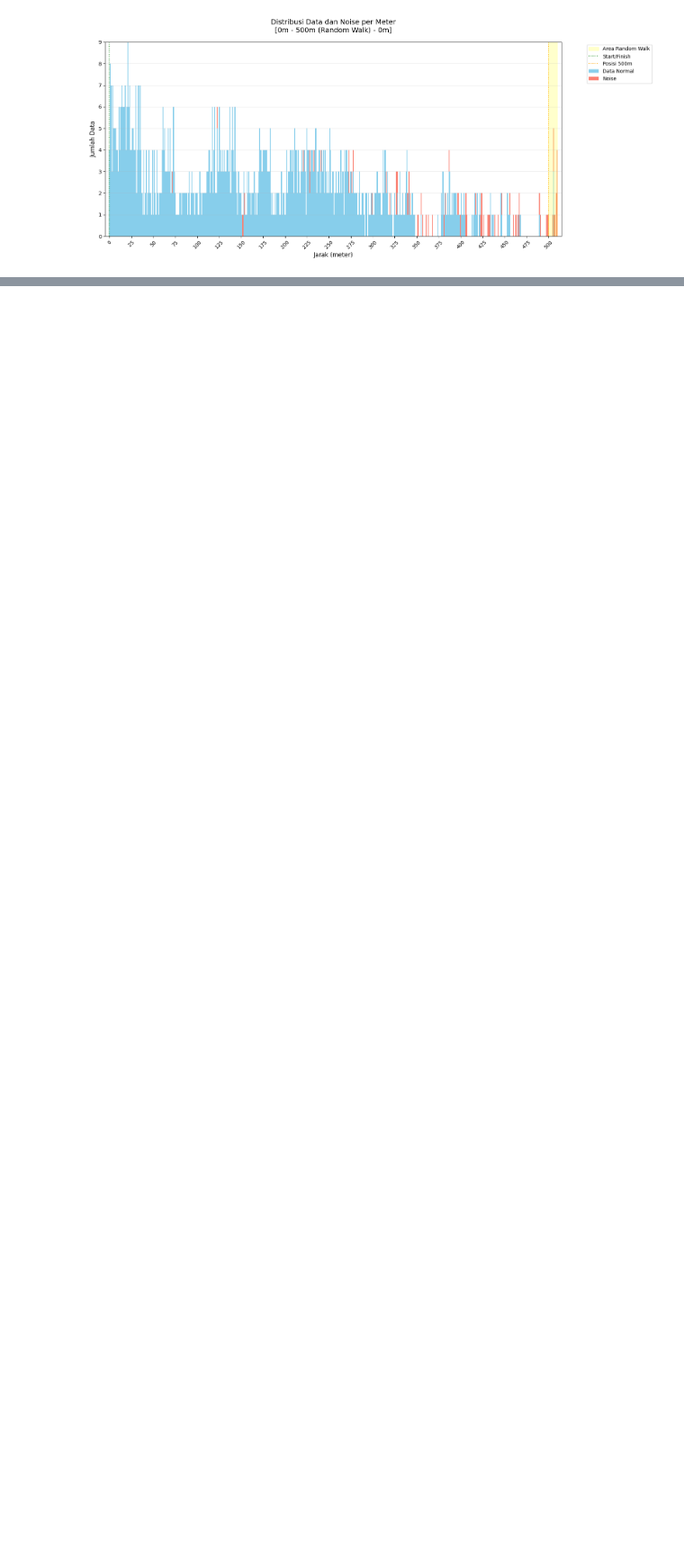
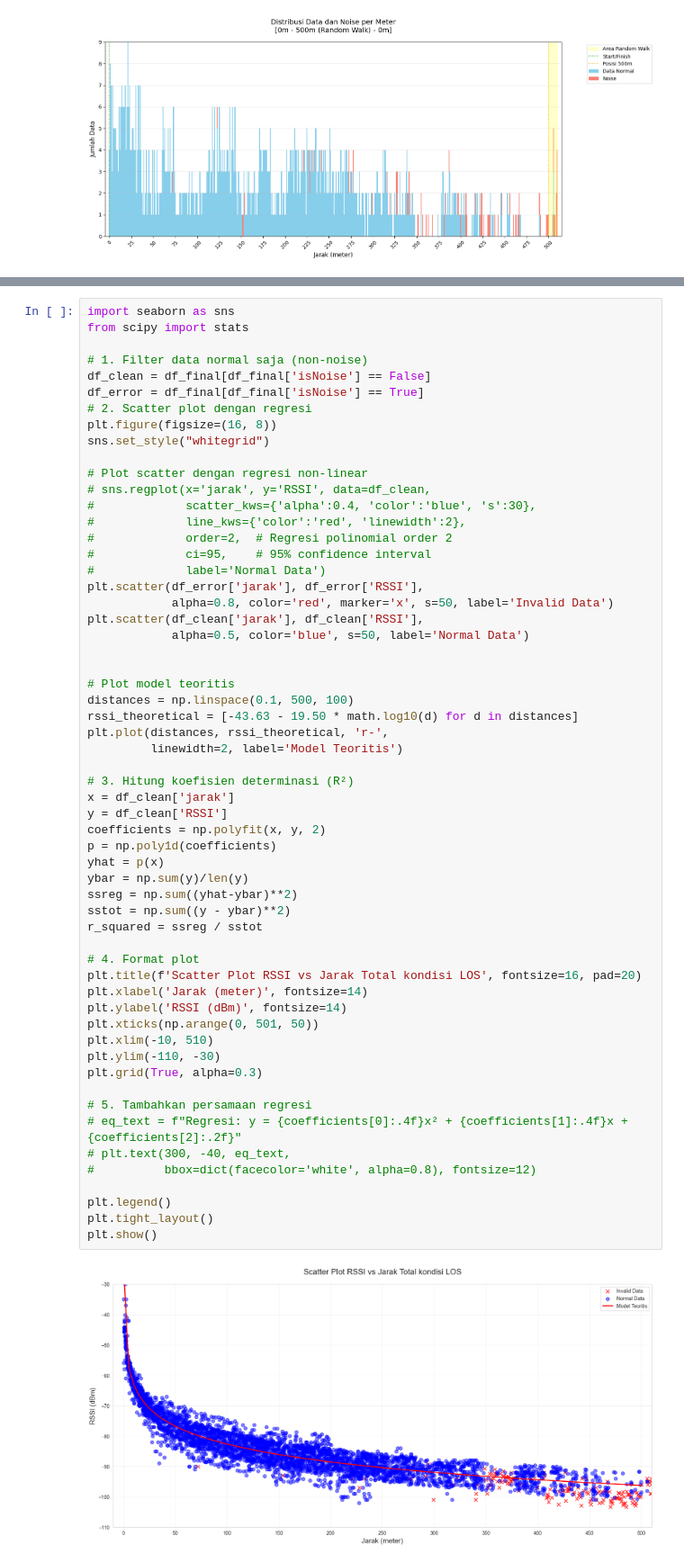
Before and after one commit to IAmNewbe/AMI_analysis, a Jupyter notebook: LOS.ipynb, the cells around one changed output, grey strips where cells are left out. Shown at 90% size. Saved outputs shown, nothing was run; the diff lists cells and outputs as text; blank space fills up the shorter version.

```diff
--- a/LOS.ipynb
+++ b/LOS.ipynb
@@ -940,0 +1010,60 @@ Name: count, dtype: int64
+# %%
+import seaborn as sns
+from scipy import stats
+
+# 1. Filter data normal saja (non-noise)
+df_clean = df_final[df_final['isNoise'] == False]
+df_error = df_final[df_final['isNoise'] == True]
+# 2. Scatter plot dengan regresi
+plt.figure(figsize=(16, 8))
+sns.set_style("whitegrid")
+
+# Plot scatter dengan regresi non-linear
+# sns.regplot(x='jarak', y='RSSI', data=df_clean,
+#             scatter_kws={'alpha':0.4, 'color':'blue', 's':30},
+#             line_kws={'color':'red', 'linewidth':2},
+#             order=2,  # Regresi polinomial order 2
+#             ci=95,    # 95% confidence interval
+#             label='Normal Data')
+plt.scatter(df_error['jarak'], df_error['RSSI'],
+            alpha=0.8, color='red', marker='x', s=50, label='Invalid Data')
+plt.scatter(df_clean['jarak'], df_clean['RSSI'],
+            alpha=0.5, color='blue', s=50, label='Normal Data')
+
+
+# Plot model teoritis
+distances = np.linspace(0.1, 500, 100)
+rssi_theoretical = [-43.63 - 19.50 * math.log10(d) for d in distances]
+plt.plot(distances, rssi_theoretical, 'r-',
+         linewidth=2, label='Model Teoritis')
+
+# 3. Hitung koefisien determinasi (R²)
+x = df_clean['jarak']
+y = df_clean['RSSI']
+coefficients = np.polyfit(x, y, 2)
+p = np.poly1d(coefficients)
+yhat = p(x)
+ybar = np.sum(y)/len(y)
+ssreg = np.sum((yhat-ybar)**2)
+sstot = np.sum((y - ybar)**2)
+r_squared = ssreg / sstot
+
+# 4. Format plot
+plt.title(f'Scatter Plot RSSI vs Jarak Total kondisi LOS', fontsize=16, pad=20)
+plt.xlabel('Jarak (meter)', fontsize=14)
+plt.ylabel('RSSI (dBm)', fontsize=14)
+plt.xticks(np.arange(0, 501, 50))
+plt.xlim(-10, 510)
+plt.ylim(-110, -30)
+plt.grid(True, alpha=0.3)
+
+# 5. Tambahkan persamaan regresi
+# eq_text = f"Regresi: y = {coefficients[0]:.4f}x² + {coefficients[1]:.4f}x + {coefficients[2]:.2f}"
+# plt.text(300, -40, eq_text,
+#          bbox=dict(facecolor='white', alpha=0.8), fontsize=12)
+
+plt.legend()
+plt.tight_layout()
+plt.show()
+# %% [output]
+[figure, added]
```
Also changed, not shown: parts of 27 cells of this notebook, 27 other files.
